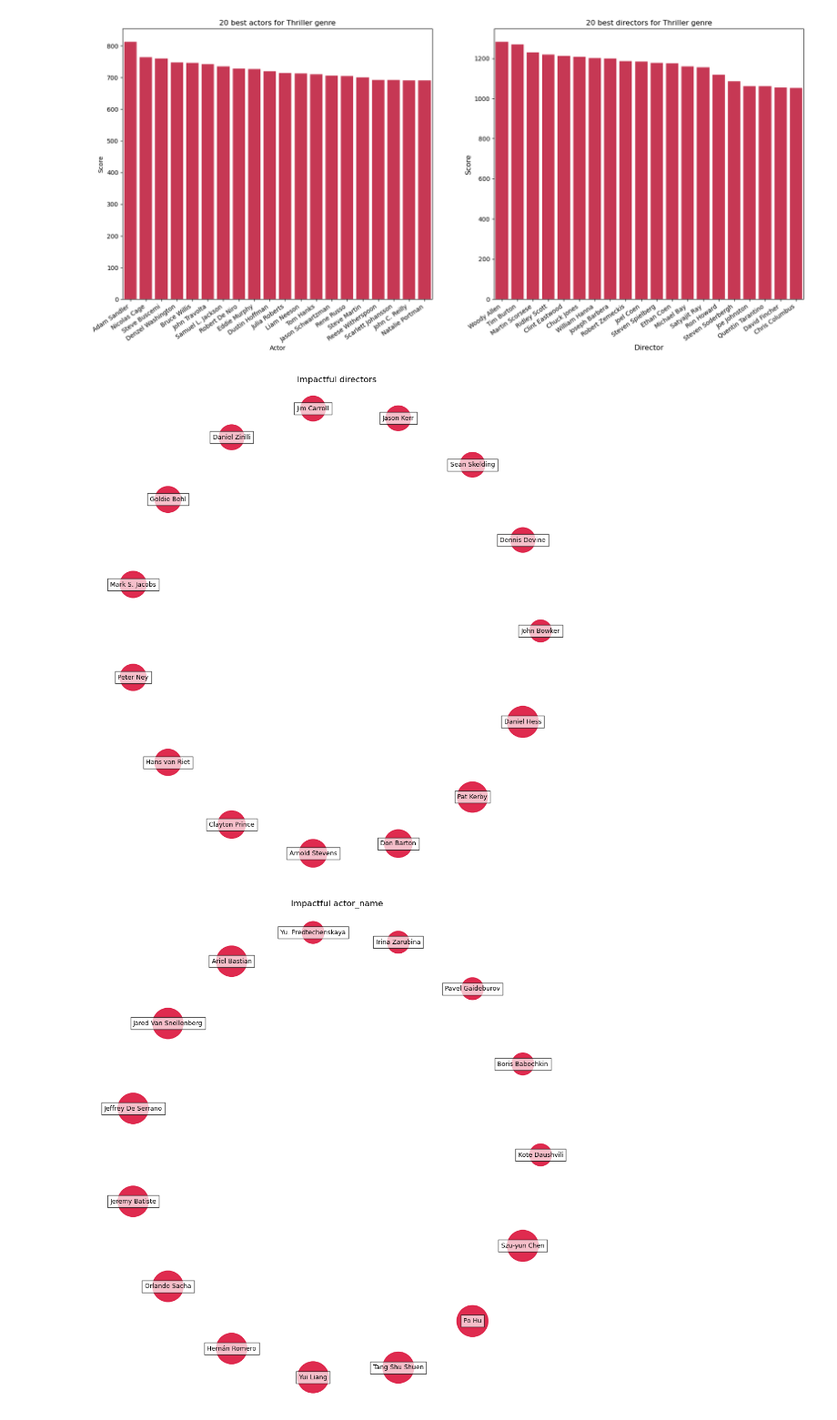
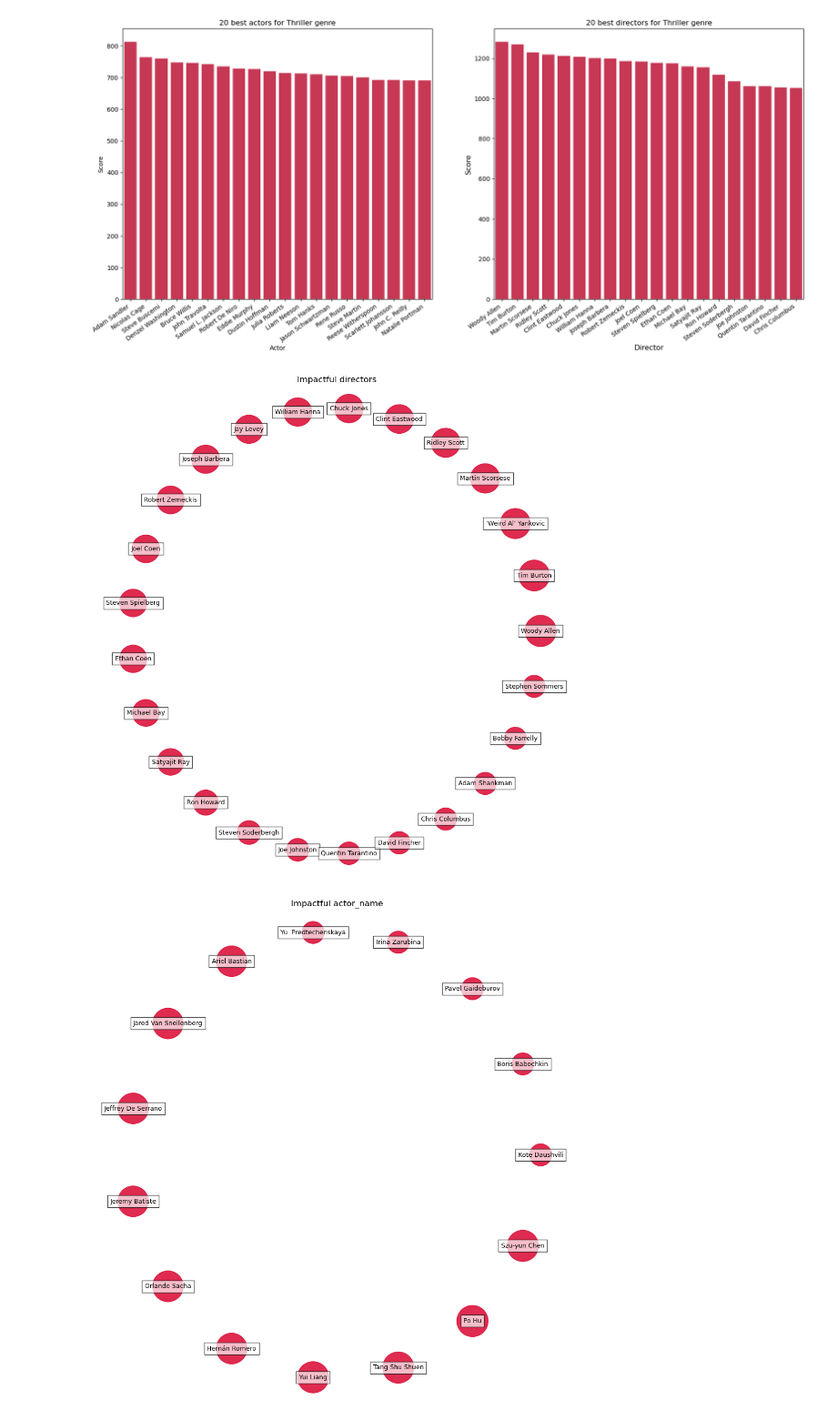
Before and after one commit to epfl-ada/ada-2022-project-theadaholics, a Jupyter notebook: main.ipynb, the cells around one changed output. Shown at 91% size. Saved outputs shown, nothing was run; the diff lists cells and outputs as text; code cells hidden in the pictures.

Commit message:
bubble graph

```diff
--- a/main.ipynb
+++ b/main.ipynb
@@ -2310,6 +2316,6 @@ Length of dataframe is:  5
 # %%
 # Drop collaborations below threshold of number of collaboration
-N_threshold = 3 # minimum number of collaborations to be considered
+N_threshold = 1 # minimum number of collaborations to be considered
 top_N_directors_graph.drop(top_N_directors_graph[top_N_directors_graph.num_movies_pair < N_threshold].index,inplace=True)
 # %% [output]
 A value is trying to be set on a copy of a slice from a DataFrame
@@ -2391,30 +2361,3 @@ node_data
-# %%
-#graph esthetic parameters
-max_node_size = 1000
-max_edge_width = 100
-
-# normalize scores and define their width in the graph
-nodes_scores = top_N_directors_graph.drop_duplicates(subset='directors')['WScore']
-nodes_size = np.array(nodes_scores)
-nodes_size = ((nodes_size - np.min(nodes_size)) / (np.max(nodes_size)-np.min(nodes_size)) + 1 if np.max(nodes_size)!=np.min(nodes_size) else nodes_size/np.max(nodes_size))
-nodes_size *= max_node_size
-
-#Rescale edge weights:
-weights = top_N_directors_graph['Score_pair'].dropna()
-if len(weights) != 0:
-    weights = ((weights - np.min(weights)) / (np.max(weights)-np.min(weights)) + 1 if np.max(weights)!=np.min(weights) else weights/np.max(weights))
-    #weights *= max_edge_width
-    top_N_directors_graph['weight_edge'] = weights
-
-    # Create edge data:
-    edge_data = pd.DataFrame({'source' : top_N_directors_graph['directors'].tolist(),
-                          'target' : top_N_directors_graph['directors1'].tolist(),
-                          'weight' : top_N_directors_graph['weight_edge'].tolist()})
-    G = nx.from_pandas_edgelist(edge_data, 'source', 'target', True)
-else:
-    edge_data = pd.DataFrame({'source' : top_N_directors_graph['directors'].tolist(),
-                          'target' : top_N_directors_graph['directors1'].tolist()})
-    G = nx.from_pandas_edgelist(edge_data, 'source', 'target', None)
 # %%
 #graph esthetic parameters
 max_node_size = 1000
@@ -2599,7 +2571,7 @@ def draw_bubble_graph(df_score, df_pair_score, feature, genre, N, N_threshold):
     # Remove empty entries:
     df_score = df_score.drop(index=df_score[df_score[feature] == ''].index,axis=0)
     # Take top N individuals:
-    top_N = df_score.sort_values(by='WScore')[0:N]
+    top_N = df_score.sort_values(by='WScore',ascending=False)[0:N]
     ls_top = top_N[feature].tolist()
 
     # Treat collaborations:
@@ -2611,9 +2583,6 @@ def draw_bubble_graph(df_score, df_pair_score, feature, genre, N, N_threshold):
 
     # Drop collaborations below threshold of number of collaboration
     top_N_graph.drop(top_N_graph[top_N_graph.num_movies_pair < N_threshold].index,inplace=True)
-
-    # Contains only top collaboration
-    top_N_graph.head()
 
     # Complete with top individuals without collaboration
     top_N_graph = top_N.merge(top_N_graph,how='left',on=[feature,'count','Score','WScore'])
@@ -2793,3 +2723,5 @@ genre_score = weighted_rating(genre_score, 'Score', 'count', 'WScore')
 actor_pairs_score = weighted_rating(actor_pairs_score, 'Score', 'num_movies', 'WScore')
 director_pairs_score = weighted_rating(director_pairs_score, 'Score', 'num_movies', 'WScore')
 genre_pairs_score = weighted_rating(genre_pairs_score, 'Score', 'num_movies', 'WScore')
+# %%
+director_pairs_score.iloc[0:10000,1] = 2
@@ -2821,9 +2830,9 @@ sbplt2.set_xticklabels(top_20_directors['directors'],rotation=35, horizontalalig
 # %% [output]
 [figure]
 # %%
-draw_bubble_graph(directors_score ,director_pairs_score, 'directors', 'a', 15)
+draw_bubble_graph(directors_score ,director_pairs_score, 'directors', 'a', 25,1)
 # %% [output]
-[figure, old version]
+[figure, new version]
 # %%
 draw_bubble_graph(actors_score ,actor_pairs_score, 'actor_name', 'a', 15)
 # %% [output]
```
Also changed, not shown: parts of 23 cells of this notebook.
